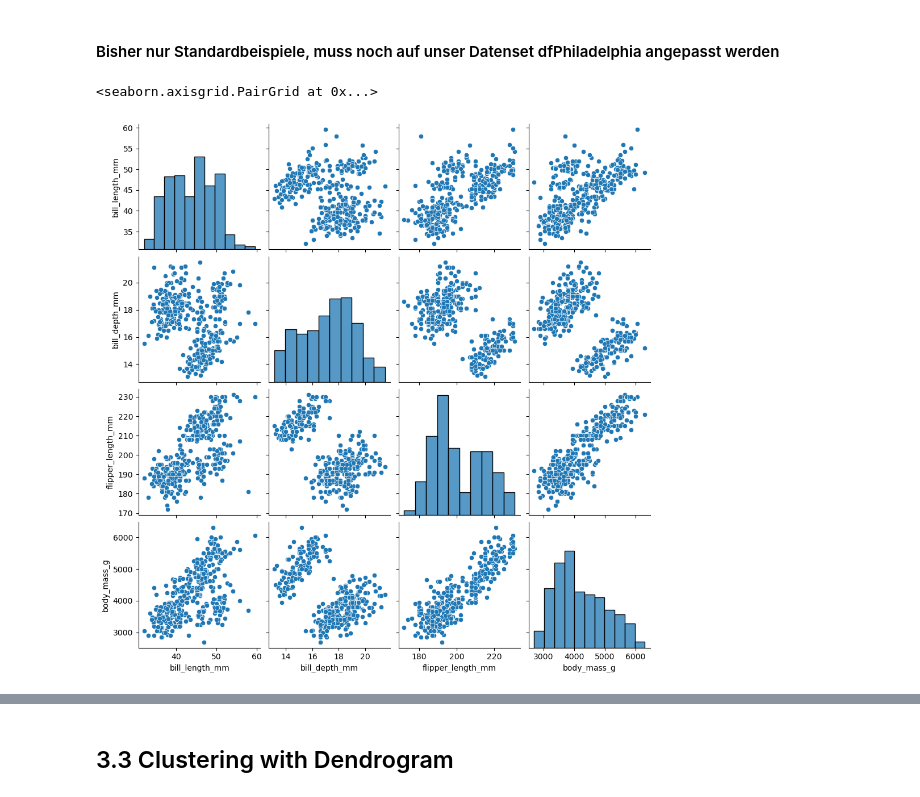
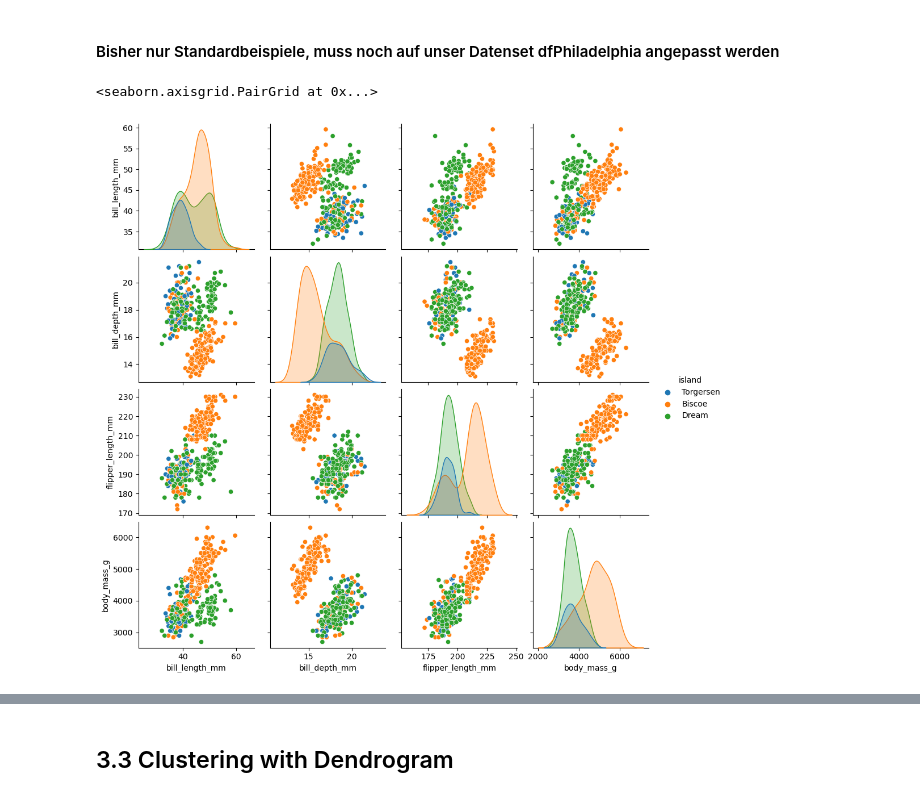
Before and after one commit to Hannah2800/AA_2022_PythonPandas, a Jupyter notebook: Task 3 - Cluster Analysis.ipynb, the cells around one changed output, grey strips where cells are left out. Drawn from its saved outputs; the diff is of its cells as text; code cells hidden in the pictures.

```diff
--- a/Task 3 - Cluster Analysis.ipynb
+++ b/Task 3 - Cluster Analysis.ipynb
@@ -89,9 +89,9 @@ X_scaled_df.head()
 # %%
 # Plot pairwise relationships in a dataset
 # seaborn.pairplot(data, *, hue=None, hue_order=None, palette=None, vars=None, x_vars=None, y_vars=None, kind='scatter', diag_kind='auto', markers=None, height=2.5, aspect=1, corner=False, dropna=False, plot_kws=None, diag_kws=None, grid_kws=None, size=None)
 
 penguins = sns.load_dataset("penguins")
-sns.pairplot(penguins)
+sns.pairplot(data=penguins, hue="island")
 # %% [output]
 <seaborn.axisgrid.PairGrid at 0x...>
-[figure, old version]
+[figure, new version]
```
Also changed, not shown: parts of 4 cells of this notebook, 2 other files.
